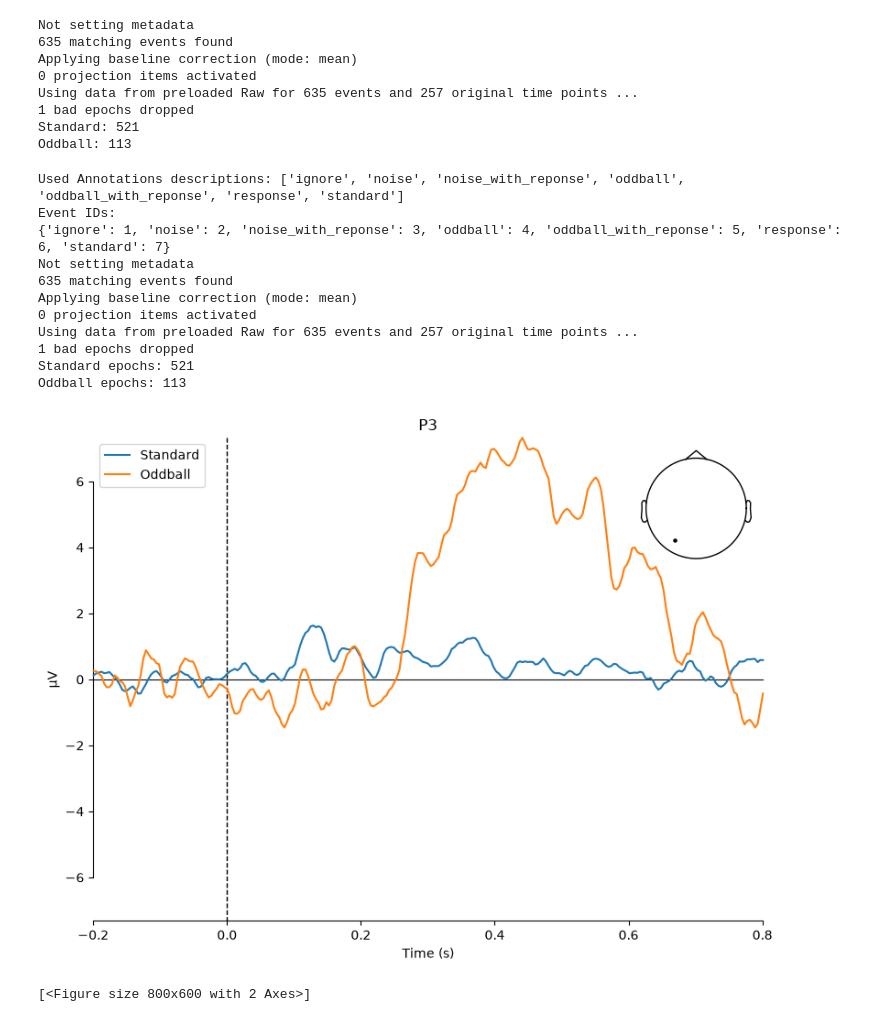
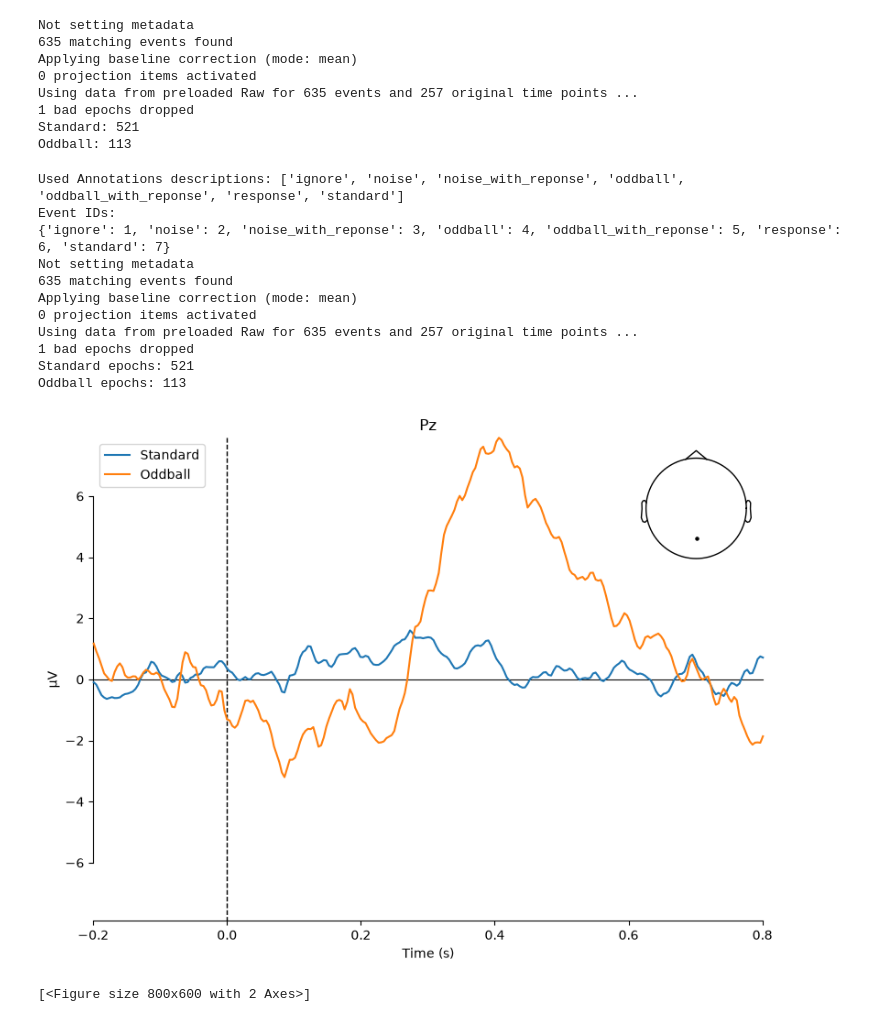
Before and after one commit to fafou7UBC/EEG_project, a Jupyter notebook: project1_openneuro/notebooks/02_erp_p300.ipynb, the cells around one changed output. Saved outputs shown, nothing was run; the diff lists cells and outputs as text; code cells hidden in the pictures.

```diff
--- a/project1_openneuro/notebooks/02_erp_p300.ipynb
+++ b/project1_openneuro/notebooks/02_erp_p300.ipynb
@@ -170,33 +170,33 @@ epochs = mne.Epochs(
 # Check how many trials we have for each condition.
 print("Standard epochs:", len(epochs["standard"]))
 print("Oddball epochs:", len(epochs["oddball"]))
 
 
 # Average individual trials to obtain ERPs.
 standard_erp = epochs["standard"].average()
 oddball_erp = epochs["oddball"].average()
 
 
 # Compare standard and oddball ERPs at electrode Pz.
 mne.viz.plot_compare_evokeds(
     {
         "Standard": standard_erp,
         "Oddball": oddball_erp
     },
-    picks="P3",
+    picks="Pz",
     show_sensors=True
 )
 # %% [output]
 Used Annotations descriptions: ['ignore', 'noise', 'noise_with_reponse', 'oddball', 'oddball_with_reponse', 'response', 'standard']
 Event IDs:
 {'ignore': 1, 'noise': 2, 'noise_with_reponse': 3, 'oddball': 4, 'oddball_with_reponse': 5, 'response': 6, 'standard': 7}
 Not setting metadata
 635 matching events found
 Applying baseline correction (mode: mean)
 0 projection items activated
 Using data from preloaded Raw for 635 events and 257 original time points ...
 1 bad epochs dropped
 Standard epochs: 521
 Oddball epochs: 113
-[figure, old version]
+[figure, new version]
 [<Figure size 800x600 with 2 Axes>]
```
Also changed, not shown: parts of 3 cells of this notebook.
